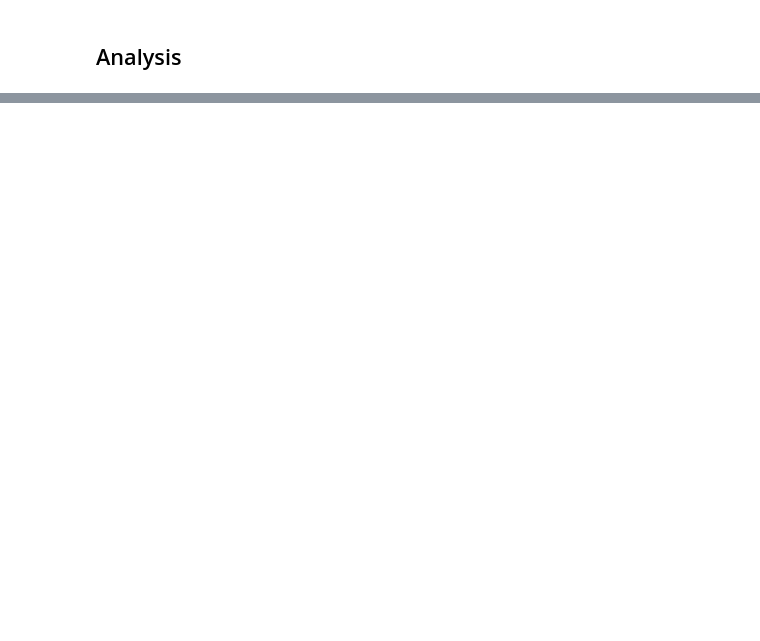
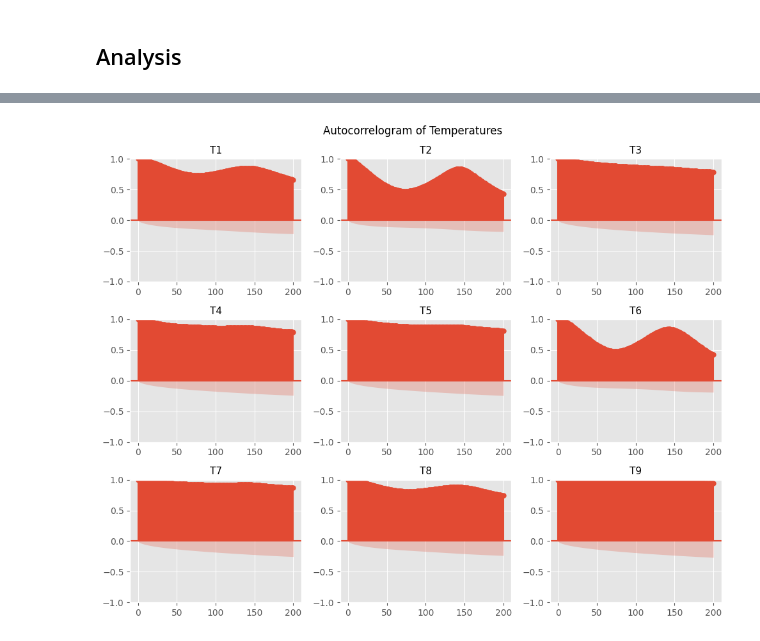
Before and after one commit to lilf4p/ispr-midterm, a Jupyter notebook: midterm1/appliances_analysis.ipynb, the cells around one changed output, grey strips where cells are left out. Drawn from its saved outputs; the diff is of its cells as text; code cells hidden in the pictures; blank space fills up the shorter version.

```diff
--- a/midterm1/appliances_analysis.ipynb
+++ b/midterm1/appliances_analysis.ipynb
@@ -37,0 +72,20 @@ plt.show()
+# %%
+# plot autocorrelation
+#fig = tsaplots.plot_acf(data, lags = 200)
+
+figure, axis = plt.subplots(3, 3, figsize=(10, 8))
+plt.style.use("ggplot")
+
+k=0
+for i in range(3):
+    for j in range(3):
+        k+=1
+        data = df['T'+str(k)].to_numpy()
+        tsaplots.plot_acf(data, lags = 200, ax=axis[i,j])
+        axis[i,j].set_title('T'+str(k), fontsize=11)
+
+figure.suptitle("Autocorrelogram of Temperatures")
+figure.tight_layout()
+plt.show()
+# %% [output]
+[figure, added]
```
Also changed, not shown: parts of 5 cells of this notebook.
